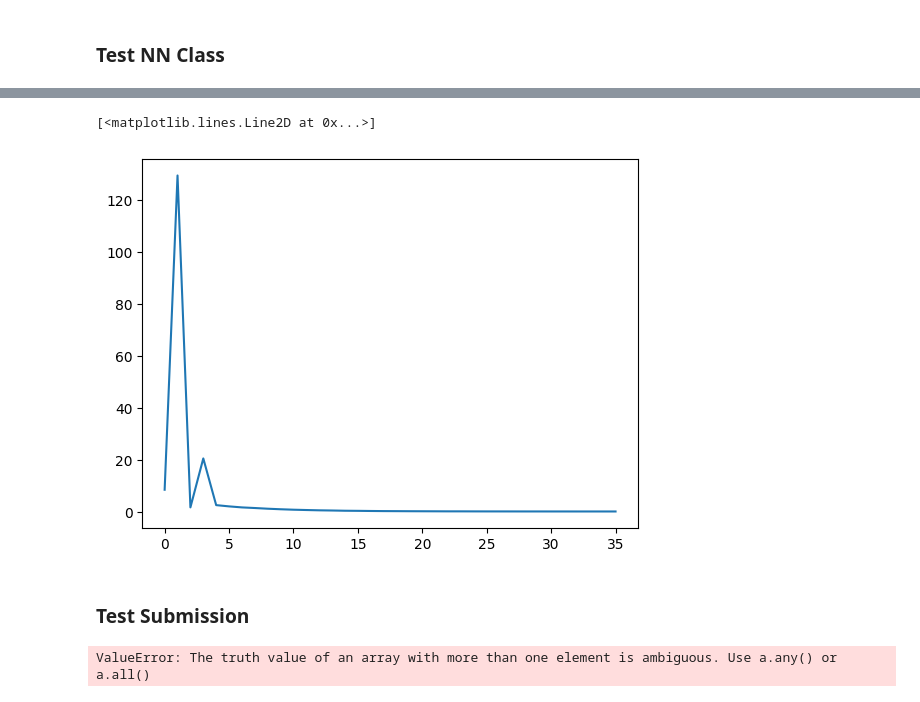
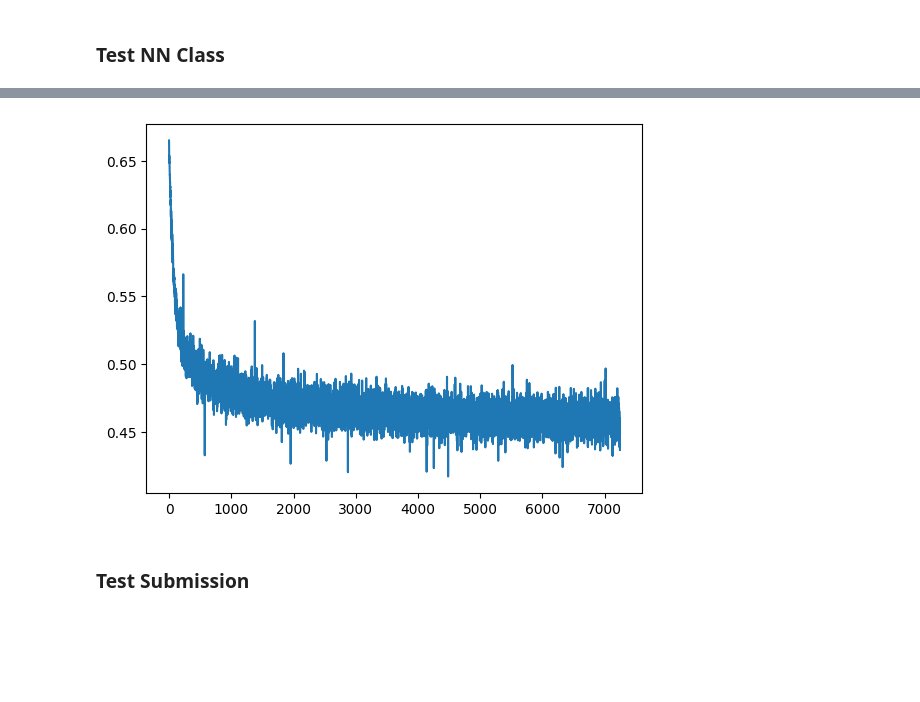
Before and after one commit to Ivonne320/ML_proj, a Jupyter notebook: project1/data_glance.ipynb, the cells around one changed output, grey strips where cells are left out. Drawn from its saved outputs; the diff is of its cells as text; code cells hidden in the pictures; blank space fills up the shorter version.

```diff
--- a/project1/data_glance.ipynb
+++ b/project1/data_glance.ipynb
@@ -58,8 +75,10 @@ x_test_processed = fillna(x_test_processed, cat_indices)
 
 x_train_processed, x_test_processed = one_hot_encoding(x_train_processed, x_test_processed, cat_indices)
 
-x_train_processed, train_mean, train_std = standardize(x_train_processed)
-x_test_processed = (x_test_processed - train_mean) / train_std
+#x_train_processed, train_mean, train_std = standardize(x_train_processed)
+x_train_processed, train_max, train_min = normalization(x_train_processed)
+# x_test_processed = (x_test_processed - train_mean) / train_std
+x_test_processed, _, _  = normalization(x_test_processed, train_max, train_min)
 # x_train_processed, y_train_processed = z_outlier_removal(x_train_processed, y_train_processed, z_threshold, feature_threshold)
 print(x_train_processed.shape)
 print(y_train_processed.shape)
@@ -342,8 +442,8 @@ plt.show()
 x_t, y_t, x_v, y_v = split_data(x_train_processed, y_train_processed, 0.8)
 x_t, y_t = data_augmentation(x_t, y_t)
 # x_t, _, _, _= pca(x_t, 100)
-nn = NeuralNetwork([np.shape(x_t)[1],400, 400, 200, 10, 1],'linear','mse')
-nn_trained, loss = nn.train(x_t, y_t, x_v, y_v, learning_rate=0.05, epochs=1000, batch_size=4062)
+nn = NeuralNetwork([np.shape(x_t)[1], 100, 200, 100, 40, 1],'sigmoid','bce',adam=False)
+nn_trained, loss = nn.train(x_t, y_t, x_v, y_v, learning_rate=0.03, epochs=1000, batch_size=4062)
 # y_pred = predict_1(nn_trained,x_v)
 # predict_acc_pure(y_pred, y_v)
 # predict_f1_pure(y_pred, y_v)
@@ -360,3 +471,2 @@ Early stopping at epoch 11
-[<matplotlib.lines.Line2D at 0x...>]
-[figure, old version]
+[figure, new version]
 # %%
@@ -364,13 +474,10 @@ np.savez("./5_layers", network=nn_trained)
 # %% [markdown]
 ### Test Submission ###
 # %%
-nn = NeuralNetwork.from_saved_weights('./5_layers.npz')
+nn = NeuralNetwork.from_saved_weights('./expansion_normalize.npz')
 best_thre = nn.network[-1]['best_threshold']
-test_pred = (forward_propagation(test_network,x_test_processed)[-1].squeeze() > best_thre).astype(int)
 test_pred = nn.predict_submission(x_test_processed, custom_threshold=best_thre)
-create_csv_submission(test_ids, test_pred, 'submission_5_layer.csv')
+create_csv_submission(test_ids, test_pred, 'expansion.csv')
-# %% [output]
-ValueError: The truth value of an array with more than one element is ambiguous. Use a.any() or a.all()
 # %%
 np.unique(test_pred)
 np.sum(test_pred==1)
```
Also changed, not shown: parts of 13 cells of this notebook, 1 other file.
